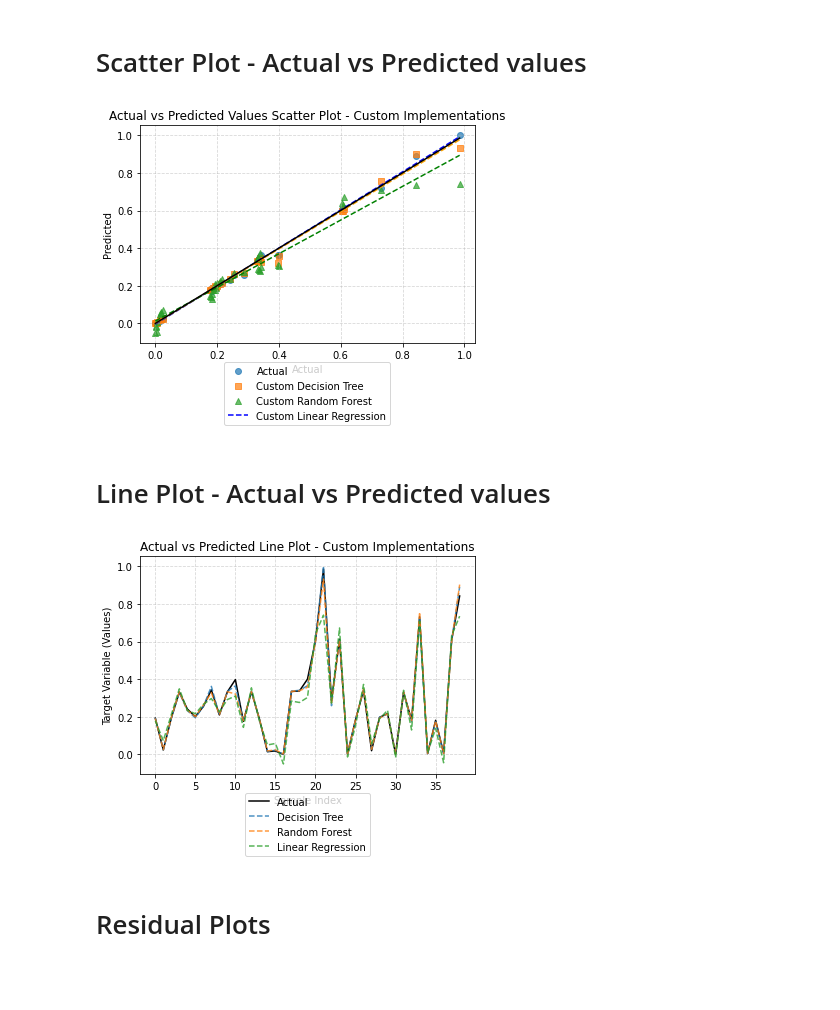
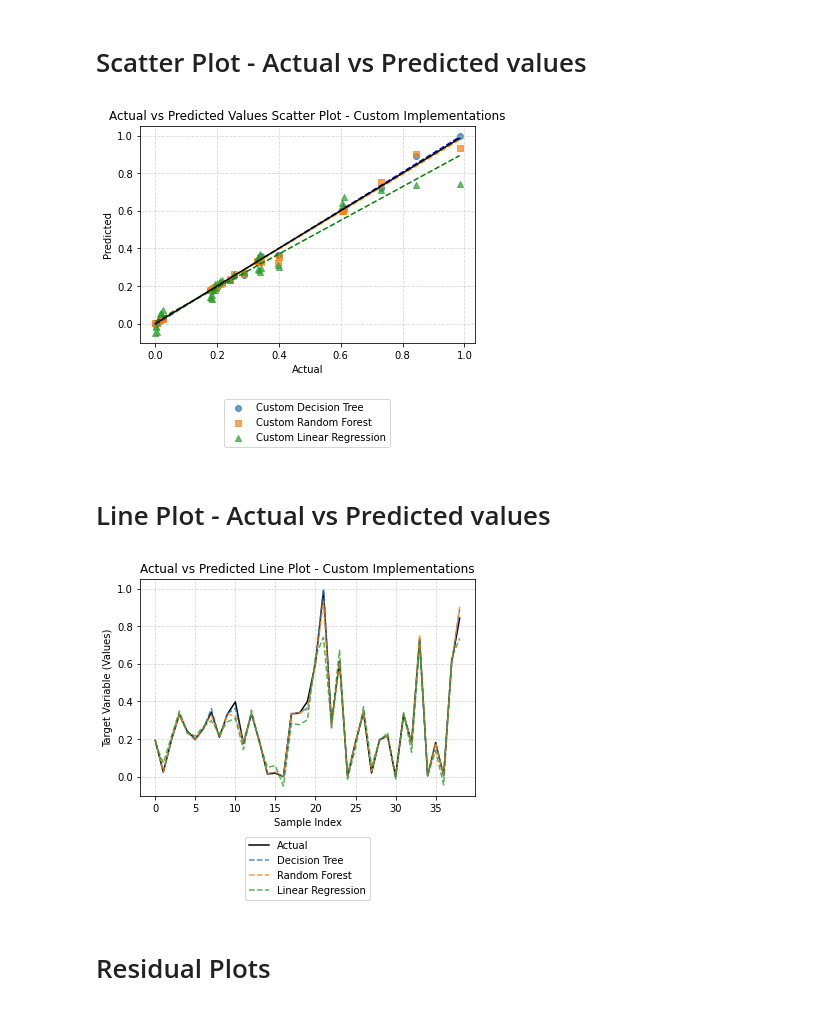
Before and after one commit to NathanPortelli/ICS5110-Applied-ML, a Jupyter notebook: main.ipynb, the cells around one changed output. Drawn from its saved outputs; the diff is of its cells as text; code cells hidden in the pictures; blank space fills up the shorter version.

Commit message:
refactor: plot legends issue

```diff
--- a/main.ipynb
+++ b/main.ipynb
@@ -297,31 +297,31 @@ Time taken for Linear Regression: 0.0043 seconds
 # %%
 # Custom Decision Tree vs Custom Random Forest vs Custom Linear Regression
 y_test_numeric = np.asarray(y_test, dtype=np.float64)
 Custom_Decision_Tree_Regressor_Prediction_Numeric = np.asarray(Custom_Decision_Tree_Regressor_Prediction, dtype=np.float64)
 Custom_Random_Forest_Regressor_Prediction_Numeric = np.asarray(Custom_Random_Forest_Regressor_Prediction, dtype=np.float64)
 Custom_Linear_Regression_Prediction_Numeric = np.asarray(Custom_Linear_Regression_Prediction, dtype=np.float64)
 
 plt.scatter(y_test, Custom_Decision_Tree_Regressor_Prediction_Numeric, alpha=0.7, marker='o', label='Custom Decision Tree')
 plt.scatter(y_test, Custom_Random_Forest_Regressor_Prediction_Numeric, alpha=0.7, marker='s', label='Custom Random Forest')
 plt.scatter(y_test, Custom_Linear_Regression_Prediction_Numeric, alpha=0.7, marker='^', label='Custom Linear Regression')
 
 # Regression lines
 plt.plot(np.unique(y_test), np.poly1d(np.polyfit(y_test, Custom_Decision_Tree_Regressor_Prediction_Numeric, 1))(np.unique(y_test)), color='blue', linestyle='--')
 plt.plot(np.unique(y_test), np.poly1d(np.polyfit(y_test, Custom_Random_Forest_Regressor_Prediction_Numeric, 1))(np.unique(y_test)), color='orange', linestyle='--')
 plt.plot(np.unique(y_test), np.poly1d(np.polyfit(y_test, Custom_Linear_Regression_Prediction_Numeric, 1))(np.unique(y_test)), color='green', linestyle='--')
 
 # Reference line
 plt.plot([min(y_test), max(y_test)], [min(y_test), max(y_test)], linestyle='-', color='black')
 
 plt.xlabel('Actual')
 plt.ylabel('Predicted')
 plt.title('Actual vs Predicted Values Scatter Plot - Custom Implementations')
 
-plt.legend(['Actual', 'Custom Decision Tree', 'Custom Random Forest', 'Custom Linear Regression'], loc='lower center', bbox_to_anchor=(0.5,-0.4))
+plt.legend(['Custom Decision Tree', 'Custom Random Forest', 'Custom Linear Regression'], loc='lower center', bbox_to_anchor=(0.5,-0.5))
 plt.grid(True, linestyle='--', alpha=0.5)
 plt.show()
 # %% [output]
-[figure, old version]
+[figure, new version]
 # %% [markdown]
 # Line Plot - Actual vs Predicted values
 # %%
@@ -333,11 +333,11 @@ plt.plot(Custom_Linear_Regression_Prediction, label='Linear Regression', alpha=0
 plt.xlabel('Sample Index')
 plt.ylabel('Target Variable (Values)')
 plt.title('Actual vs Predicted Line Plot - Custom Implementations')
-plt.legend(loc='lower center', bbox_to_anchor=(0.5,-0.4))
+plt.legend(loc='lower center', bbox_to_anchor=(0.5,-0.5))
 plt.grid(True, linestyle='--', alpha=0.5)
 plt.show()
 # %% [output]
-[figure, old version]
+[figure, new version]
 # %% [markdown]
 # Residual Plots
 # %%
```
Also changed, not shown: parts of 1 cell of this notebook.
